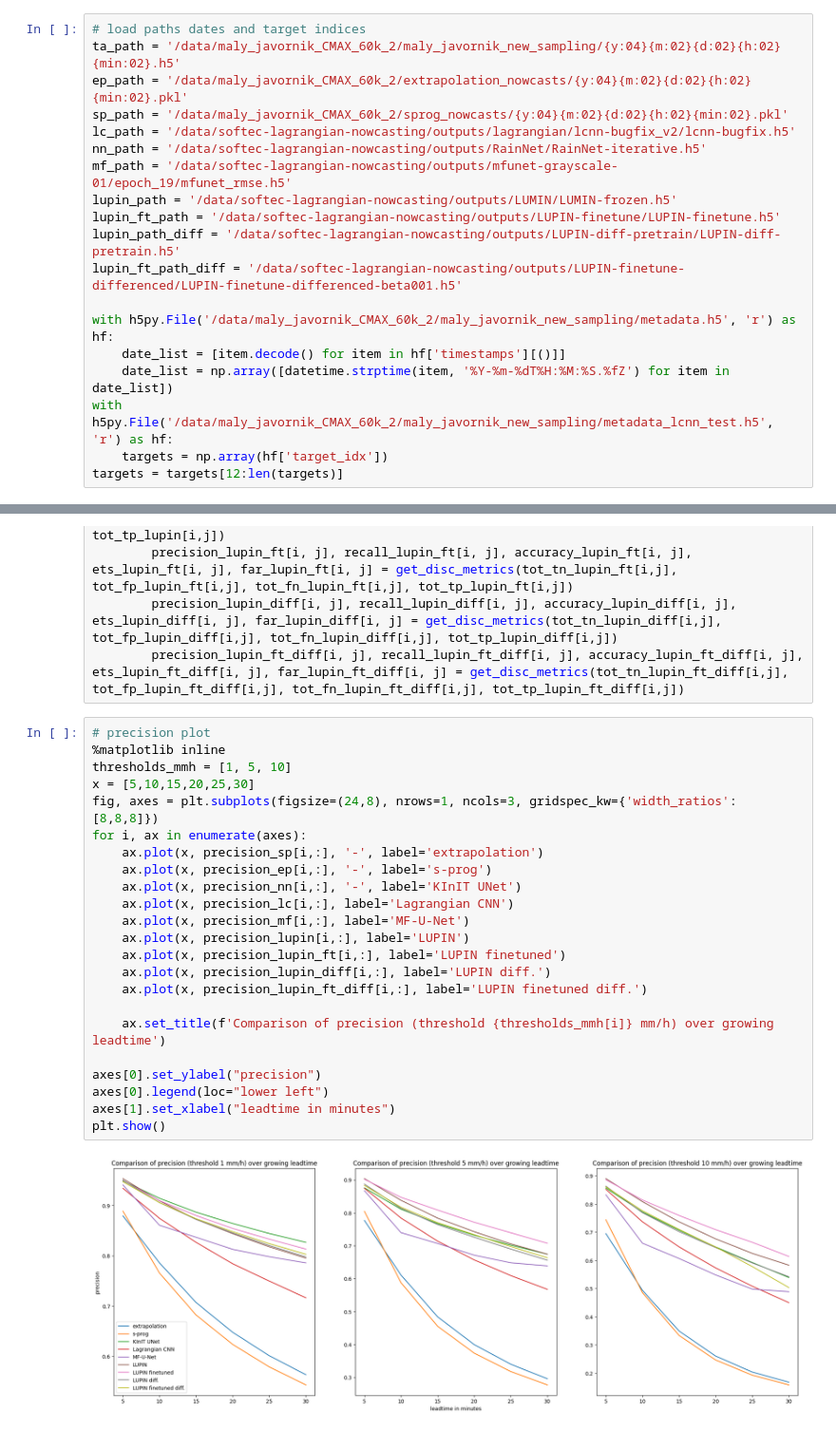
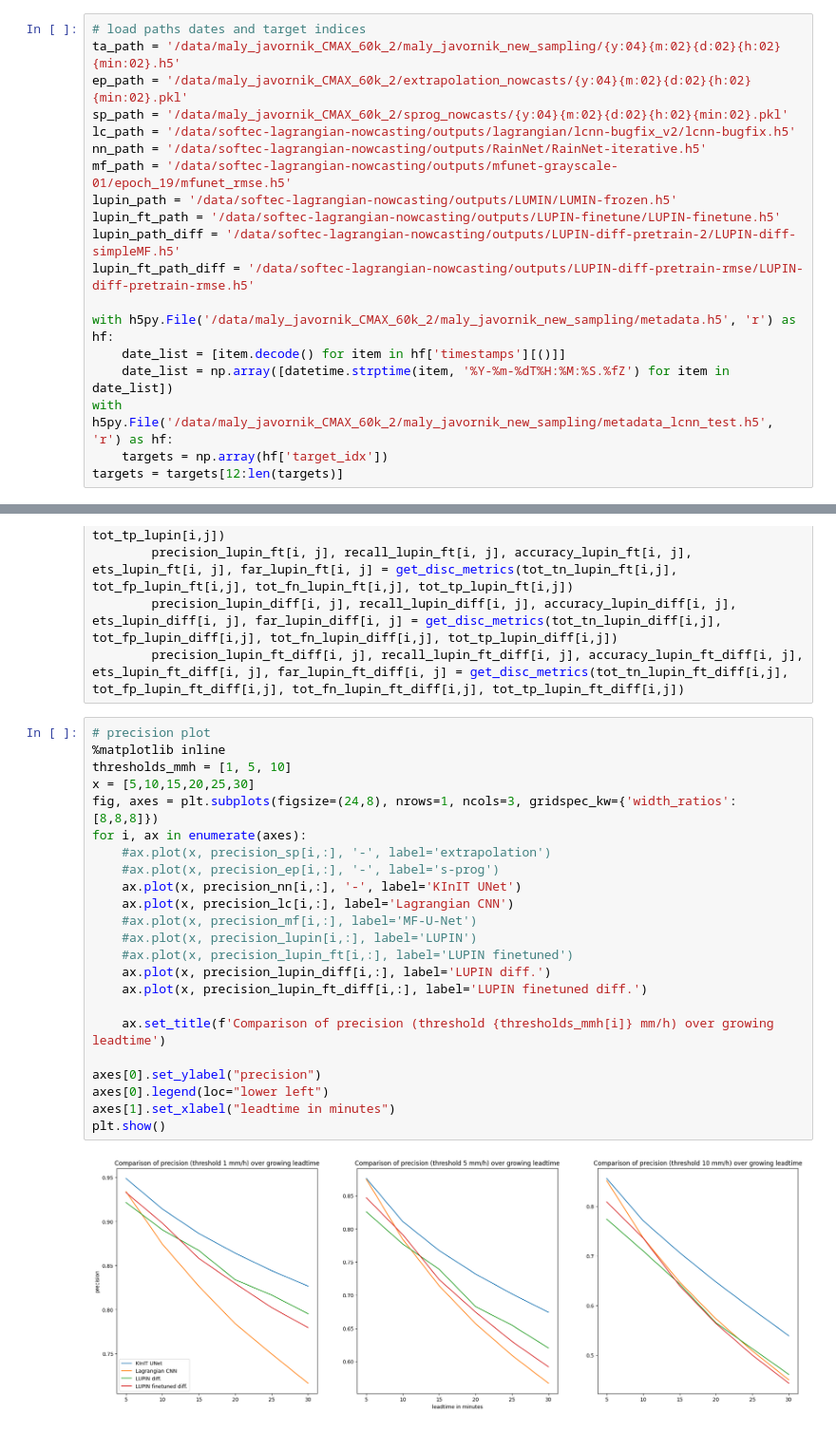
Before and after one commit to kinit-sk/softec-lagrangian-nowcasting, a Jupyter notebook: evaluation.ipynb, the cells around one changed output, grey strips where cells are left out. Shown at 95% size. Cells and saved outputs as stored; diff of their text form.

Commit message:
Simple mfunet LUPIN no norm

```diff
--- a/evaluation.ipynb
+++ b/evaluation.ipynb
@@ -23,8 +23,8 @@ nn_path = '/data/softec-lagrangian-nowcasting/outputs/RainNet/RainNet-iterative.
 mf_path = '/data/softec-lagrangian-nowcasting/outputs/mfunet-grayscale-01/epoch_19/mfunet_rmse.h5'
 lupin_path = '/data/softec-lagrangian-nowcasting/outputs/LUMIN/LUMIN-frozen.h5'
 lupin_ft_path = '/data/softec-lagrangian-nowcasting/outputs/LUPIN-finetune/LUPIN-finetune.h5'
-lupin_path_diff = '/data/softec-lagrangian-nowcasting/outputs/LUPIN-diff-pretrain/LUPIN-diff-pretrain.h5'
-lupin_ft_path_diff = '/data/softec-lagrangian-nowcasting/outputs/LUPIN-finetune-differenced/LUPIN-finetune-differenced-beta001.h5'
+lupin_path_diff = '/data/softec-lagrangian-nowcasting/outputs/LUPIN-diff-pretrain-2/LUPIN-diff-simpleMF.h5'
+lupin_ft_path_diff = '/data/softec-lagrangian-nowcasting/outputs/LUPIN-diff-pretrain-rmse/LUPIN-diff-pretrain-rmse.h5'
 
 with h5py.File('/data/maly_javornik_CMAX_60k_2/maly_javornik_new_sampling/metadata.h5', 'r') as hf:
     date_list = [item.decode() for item in hf['timestamps'][()]]
@@ -542,28 +542,28 @@ for i in range(len(thresholds)):
 # %%
 # precision plot
 %matplotlib inline
 thresholds_mmh = [1, 5, 10]
 x = [5,10,15,20,25,30]
 fig, axes = plt.subplots(figsize=(24,8), nrows=1, ncols=3, gridspec_kw={'width_ratios': [8,8,8]})
 for i, ax in enumerate(axes):
-    ax.plot(x, precision_sp[i,:], '-', label='extrapolation')
-    ax.plot(x, precision_ep[i,:], '-', label='s-prog')
+    #ax.plot(x, precision_sp[i,:], '-', label='extrapolation')
+    #ax.plot(x, precision_ep[i,:], '-', label='s-prog')
     ax.plot(x, precision_nn[i,:], '-', label='KInIT UNet')
     ax.plot(x, precision_lc[i,:], label='Lagrangian CNN')
-    ax.plot(x, precision_mf[i,:], label='MF-U-Net')
-    ax.plot(x, precision_lupin[i,:], label='LUPIN')
-    ax.plot(x, precision_lupin_ft[i,:], label='LUPIN finetuned')
+    #ax.plot(x, precision_mf[i,:], label='MF-U-Net')
+    #ax.plot(x, precision_lupin[i,:], label='LUPIN')
+    #ax.plot(x, precision_lupin_ft[i,:], label='LUPIN finetuned')
     ax.plot(x, precision_lupin_diff[i,:], label='LUPIN diff.')
     ax.plot(x, precision_lupin_ft_diff[i,:], label='LUPIN finetuned diff.')
 
     ax.set_title(f'Comparison of precision (threshold {thresholds_mmh[i]} mm/h) over growing leadtime')
 
 axes[0].set_ylabel("precision")
 axes[0].legend(loc="lower left")
 axes[1].set_xlabel("leadtime in minutes")
 plt.show()
 # %% [output]
-[figure, old version]
+[figure, new version]
 # %%
 # recall/POD plot
 %matplotlib inline
```
Also changed, not shown: parts of 7 cells of this notebook, 6 other files.
